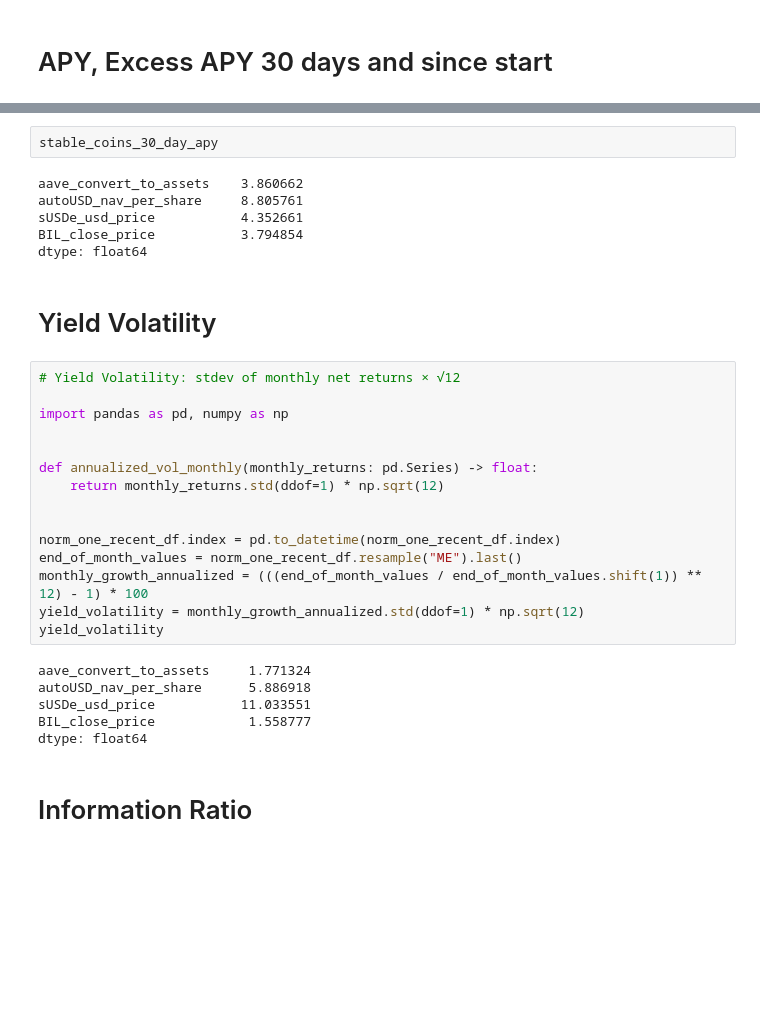
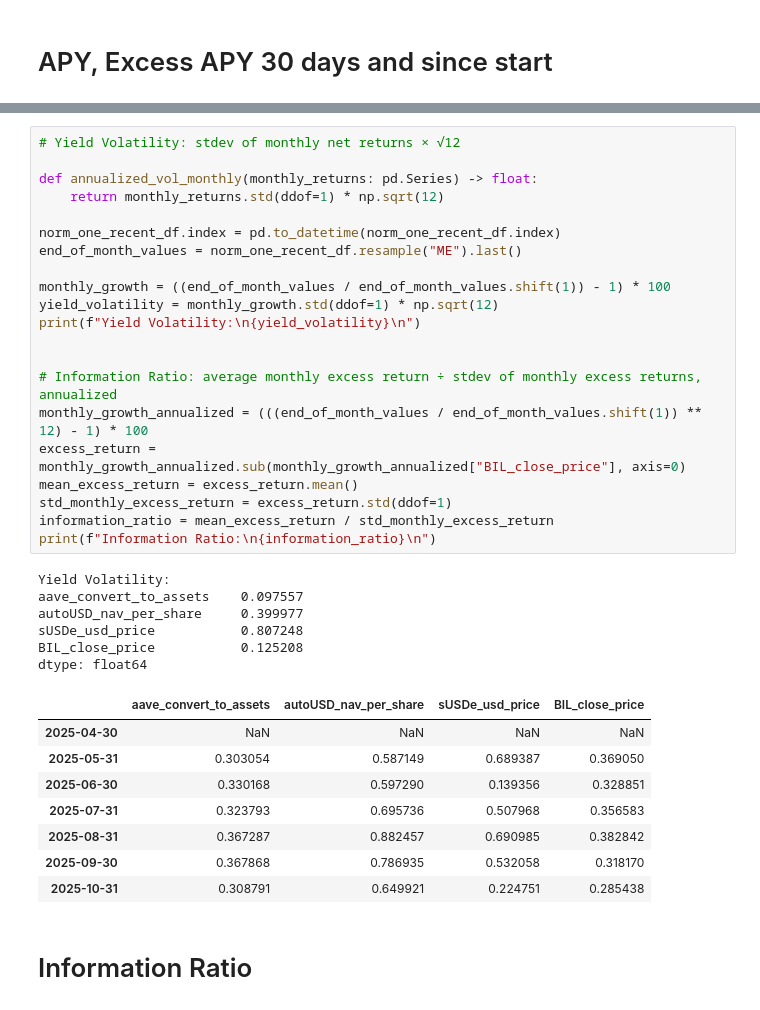
Before and after one commit to Tokemak/v2-rebalance-dashboard, a Jupyter notebook: mainnet_launch/slack_messages/check_returns.ipynb, the cells around one changed output, grey strips where cells are left out. Cells and saved outputs as stored; diff of their text form; blank space fills up the shorter version.

Commit message:
updated returns

```diff
--- a/mainnet_launch/slack_messages/check_returns.ipynb
+++ b/mainnet_launch/slack_messages/check_returns.ipynb
@@ -204,34 +217,39 @@ dtype: float64
-# %%
-stable_coins_30_day_apy
-# %% [output]
-aave_convert_to_assets    3.860662
-autoUSD_nav_per_share     8.805761
-sUSDe_usd_price           4.352661
-BIL_close_price           3.794854
-dtype: float64
-# %% [markdown]
-# Yield Volatility
 # %%
 # Yield Volatility: stdev of monthly net returns × √12
-
-import pandas as pd, numpy as np
-
 
 def annualized_vol_monthly(monthly_returns: pd.Series) -> float:
     return monthly_returns.std(ddof=1) * np.sqrt(12)
 
-
 norm_one_recent_df.index = pd.to_datetime(norm_one_recent_df.index)
 end_of_month_values = norm_one_recent_df.resample("ME").last()
+
+monthly_growth = ((end_of_month_values / end_of_month_values.shift(1)) - 1) * 100
+yield_volatility = monthly_growth.std(ddof=1) * np.sqrt(12)
+print(f"Yield Volatility:\n{yield_volatility}\n")
+
+
+# Information Ratio: average monthly excess return ÷ stdev of monthly excess returns, annualized
 monthly_growth_annualized = (((end_of_month_values / end_of_month_values.shift(1)) ** 12) - 1) * 100
-yield_volatility = monthly_growth_annualized.std(ddof=1) * np.sqrt(12)
-yield_volatility
+excess_return = monthly_growth_annualized.sub(monthly_growth_annualized["BIL_close_price"], axis=0)
+mean_excess_return = excess_return.mean()
+std_monthly_excess_return = excess_return.std(ddof=1)
+information_ratio = mean_excess_return / std_monthly_excess_return
+print(f"Information Ratio:\n{information_ratio}\n")
 # %% [output]
-aave_convert_to_assets     1.771324
-autoUSD_nav_per_share      5.886918
-sUSDe_usd_price           11.033551
-BIL_close_price            1.558777
+Yield Volatility:
+aave_convert_to_assets    0.097557
+autoUSD_nav_per_share     0.399977
+sUSDe_usd_price           0.807248
+BIL_close_price           0.125208
 dtype: float64
+|  | aave_convert_to_assets | autoUSD_nav_per_share | sUSDe_usd_price | BIL_close_price |
+| 2025-04-30 | NaN | NaN | NaN | NaN |
+| 2025-05-31 | 0.303054 | 0.587149 | 0.689387 | 0.369050 |
+| 2025-06-30 | 0.330168 | 0.597290 | 0.139356 | 0.328851 |
+| 2025-07-31 | 0.323793 | 0.695736 | 0.507968 | 0.356583 |
+| 2025-08-31 | 0.367287 | 0.882457 | 0.690985 | 0.382842 |
+| 2025-09-30 | 0.367868 | 0.786935 | 0.532058 | 0.318170 |
+| 2025-10-31 | 0.308791 | 0.649921 | 0.224751 | 0.285438 |
 # %% [markdown]
 # Information Ratio
 # %%
```
Also changed, not shown: parts of 3 cells of this notebook, 3 other files.
